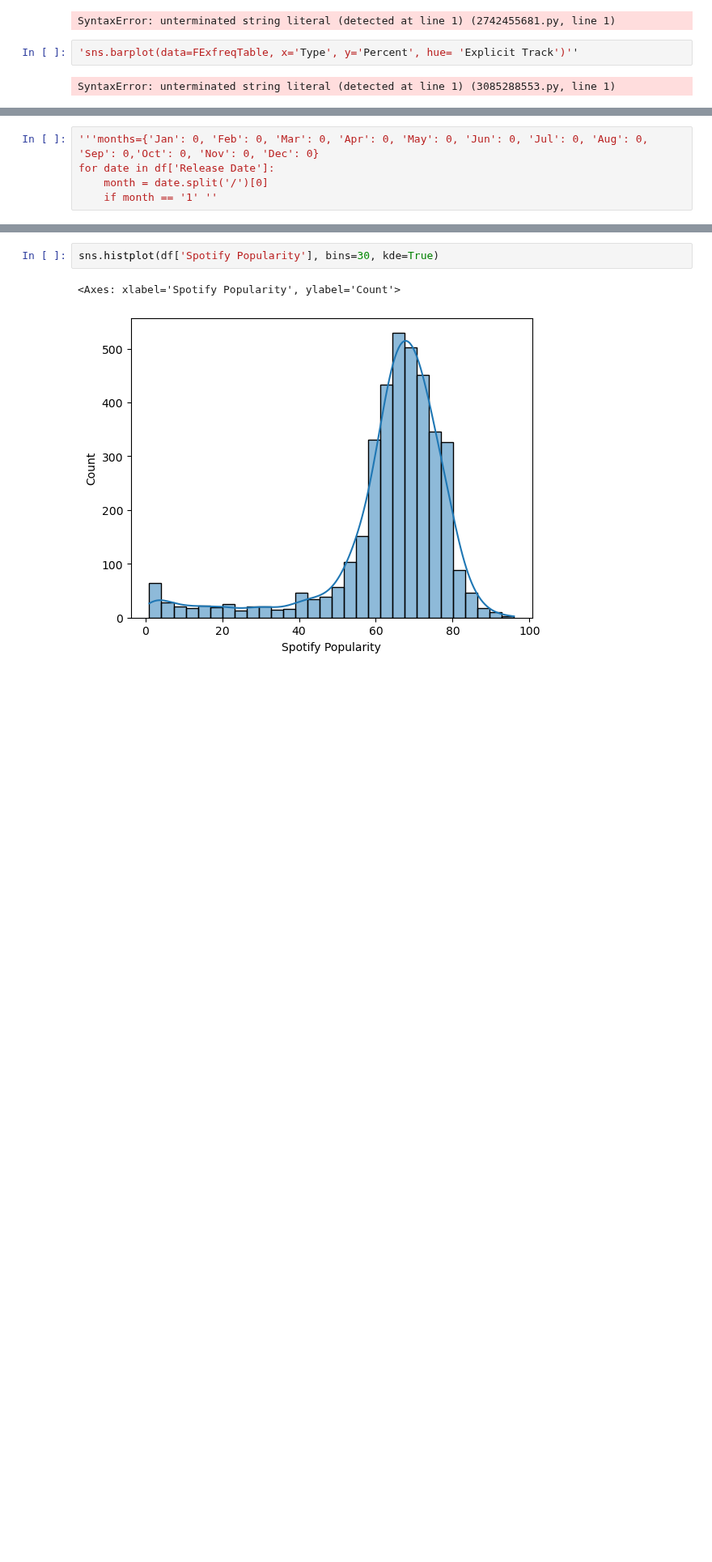
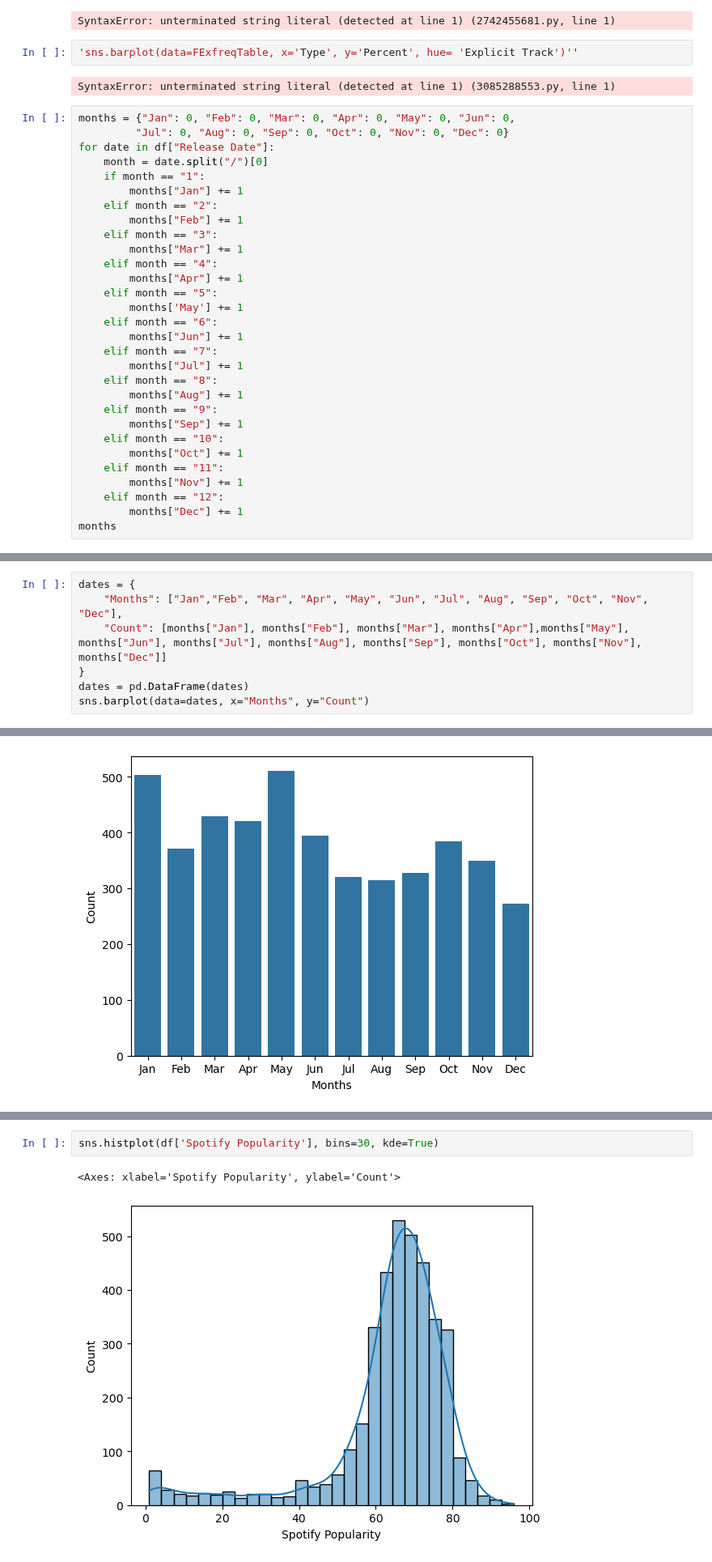
Before and after one commit to whoshilo/AI, a Jupyter notebook: Semester 1/Spotify/Spotify2024.ipynb, the cells around one changed output, grey strips where cells are left out. Shown at 81% size. Drawn from its saved outputs; the diff is of its cells as text; blank space fills up the shorter version.

```diff
--- a/Semester 1/Spotify/Spotify2024.ipynb
+++ b/Semester 1/Spotify/Spotify2024.ipynb
@@ -91,3 +89,33 @@ SyntaxError: unterminated string literal (detected at line 1) (2742455681.py, li
 'sns.barplot(data=FExfreqTable, x='Type', y='Percent', hue= 'Explicit Track')''
 # %% [output]
 SyntaxError: unterminated string literal (detected at line 1) (3085288553.py, line 1)
+# %%
+months = {"Jan": 0, "Feb": 0, "Mar": 0, "Apr": 0, "May": 0, "Jun": 0,
+         "Jul": 0, "Aug": 0, "Sep": 0, "Oct": 0, "Nov": 0, "Dec": 0}
+for date in df["Release Date"]:
+    month = date.split("/")[0]
+    if month == "1":
+        months["Jan"] += 1
+    elif month == "2":
+        months["Feb"] += 1
+    elif month == "3":
+        months["Mar"] += 1
+    elif month == "4":
+        months["Apr"] += 1
+    elif month == "5":
+        months['May'] += 1
+    elif month == "6":
+        months["Jun"] += 1
+    elif month == "7":
+        months["Jul"] += 1
+    elif month == "8":
+        months["Aug"] += 1
+    elif month == "9":
+        months["Sep"] += 1
+    elif month == "10":
+        months["Oct"] += 1
+    elif month == "11":
+        months["Nov"] += 1
+    elif month == "12":
+        months["Dec"] += 1
+months
@@ -94,6 +135,8 @@ SyntaxError: unterminated string literal (detected at line 1) (3085288553.py, li
 # %%
-'''months={'Jan': 0, 'Feb': 0, 'Mar': 0, 'Apr': 0, 'May': 0, 'Jun': 0, 'Jul': 0, 'Aug': 0, 'Sep': 0,'Oct': 0, 'Nov': 0, 'Dec': 0}
-for date in df['Release Date']:
-    month = date.split('/')[0]
-    if month == '1' ''
+dates = {
+    "Months": ["Jan","Feb", "Mar", "Apr", "May", "Jun", "Jul", "Aug", "Sep", "Oct", "Nov", "Dec"],
+    "Count": [months["Jan"], months["Feb"], months["Mar"], months["Apr"],months["May"], months["Jun"], months["Jul"], months["Aug"], months["Sep"], months["Oct"], months["Nov"], months["Dec"]]
+}
+dates = pd.DataFrame(dates)
+sns.barplot(data=dates, x="Months", y="Count")
 # %% [output]
@@ -100,0 +144 @@ SyntaxError: incomplete input (3976705593.py, line 1)
+[figure, added]
```
Also changed, not shown: parts of 10 cells of this notebook, 2 other files.
